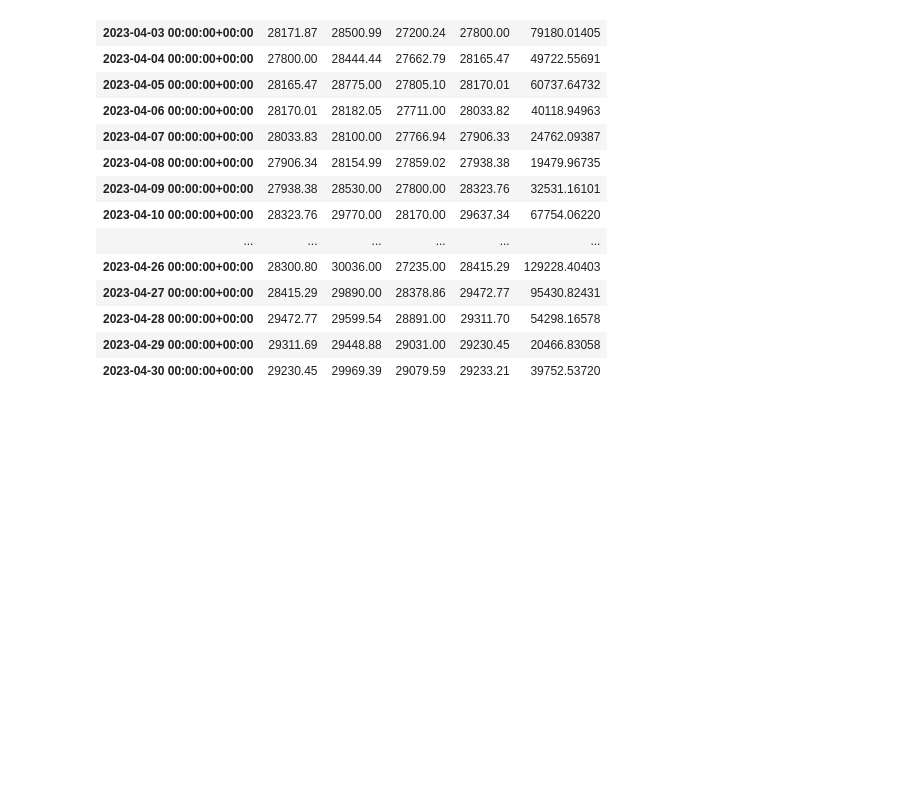
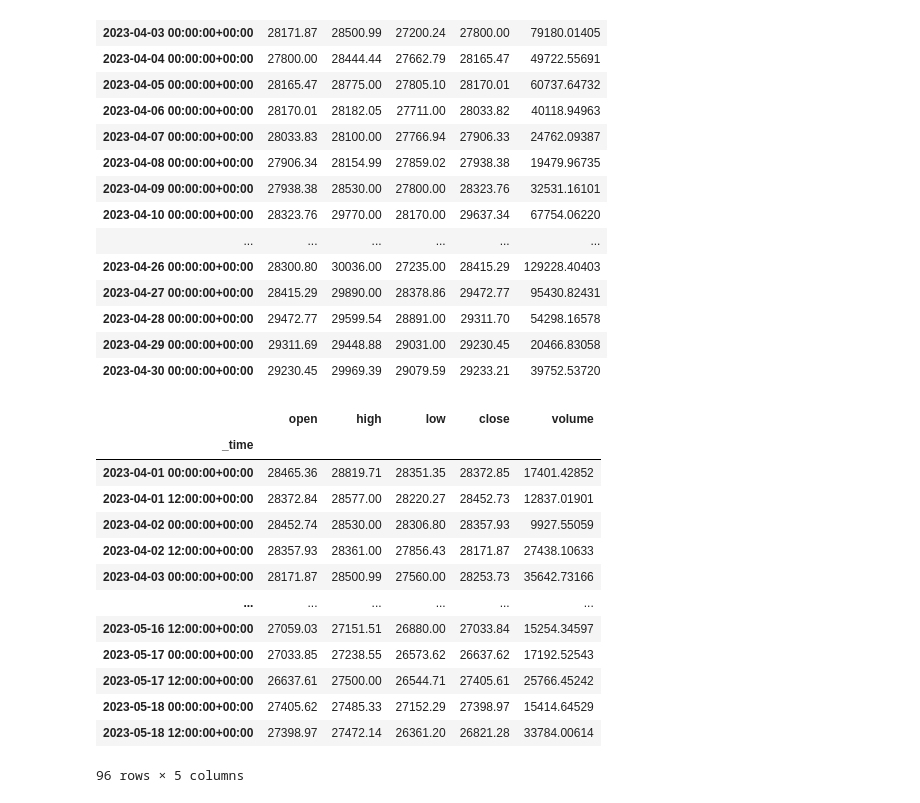
Before and after one commit to JobAbramov/exchange-data-collector, a Jupyter notebook: test.ipynb, the cells around one changed output. Saved outputs shown, nothing was run; the diff lists cells and outputs as text; code cells hidden in the pictures; blank space fills up the shorter version.

```diff
--- a/test.ipynb
+++ b/test.ipynb
@@ -69,3 +70,20 @@ Influx.resample(data=test_data, interval='1d')
 | 2023-04-28 00:00:00+00:00 | 29472.77 | 29599.54 | 28891.00 | 29311.70 | 54298.16578 |
 | 2023-04-29 00:00:00+00:00 | 29311.69 | 29448.88 | 29031.00 | 29230.45 | 20466.83058 |
 | 2023-04-30 00:00:00+00:00 | 29230.45 | 29969.39 | 29079.59 | 29233.21 | 39752.53720 |
+# %%
+Influx.resample(data=test_data, interval='12h')
+# %% [output]
+|  | open | high | low | close | volume |
+| _time |  |  |  |  |  |
+| 2023-04-01 00:00:00+00:00 | 28465.36 | 28819.71 | 28351.35 | 28372.85 | 17401.42852 |
+| 2023-04-01 12:00:00+00:00 | 28372.84 | 28577.00 | 28220.27 | 28452.73 | 12837.01901 |
+| 2023-04-02 00:00:00+00:00 | 28452.74 | 28530.00 | 28306.80 | 28357.93 | 9927.55059 |
+| 2023-04-02 12:00:00+00:00 | 28357.93 | 28361.00 | 27856.43 | 28171.87 | 27438.10633 |
+| 2023-04-03 00:00:00+00:00 | 28171.87 | 28500.99 | 27560.00 | 28253.73 | 35642.73166 |
+| ... | ... | ... | ... | ... | ... |
+| 2023-05-16 12:00:00+00:00 | 27059.03 | 27151.51 | 26880.00 | 27033.84 | 15254.34597 |
+| 2023-05-17 00:00:00+00:00 | 27033.85 | 27238.55 | 26573.62 | 26637.62 | 17192.52543 |
+| 2023-05-17 12:00:00+00:00 | 26637.61 | 27500.00 | 26544.71 | 27405.61 | 25766.45242 |
+| 2023-05-18 00:00:00+00:00 | 27405.62 | 27485.33 | 27152.29 | 27398.97 | 15414.64529 |
+| 2023-05-18 12:00:00+00:00 | 27398.97 | 27472.14 | 26361.20 | 26821.28 | 33784.00614 |
+96 rows × 5 columns
```
Also changed, not shown: parts of 15 cells of this notebook.
